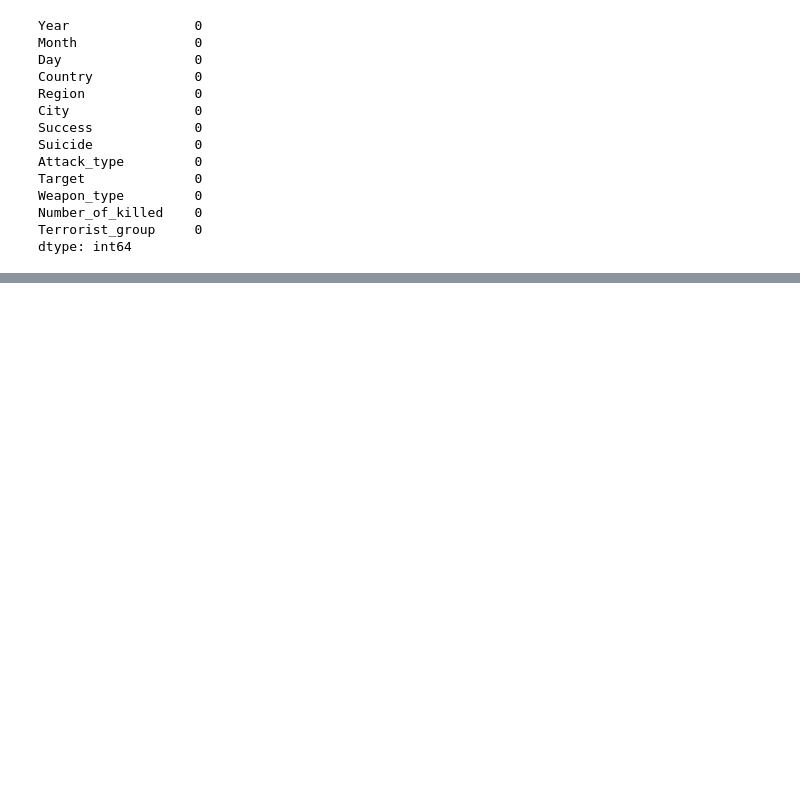
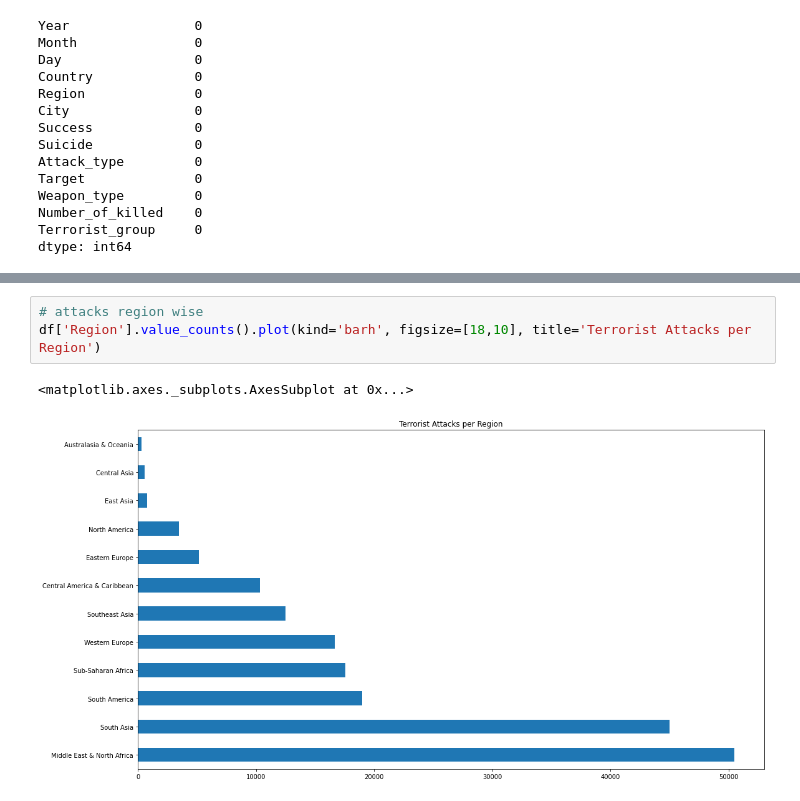
Before and after one commit to ghanalk1/Global-Terrorism-Analysis---EDA, a Jupyter notebook: Global_Terrorism_Analysis_Capstone_Project.ipynb, the cells around one changed output, grey strips where cells are left out. Drawn from its saved outputs; the diff is of its cells as text; blank space fills up the shorter version.

```diff
--- a/Global_Terrorism_Analysis_Capstone_Project.ipynb
+++ b/Global_Terrorism_Analysis_Capstone_Project.ipynb
@@ -220,0 +269,6 @@ dtype: int64
+# %%
+# attacks region wise
+df['Region'].value_counts().plot(kind='barh', figsize=[18,10], title='Terrorist Attacks per Region')
+# %% [output]
+<matplotlib.axes._subplots.AxesSubplot at 0x...>
+[figure, added]
```
Also changed, not shown: parts of 12 cells of this notebook.
